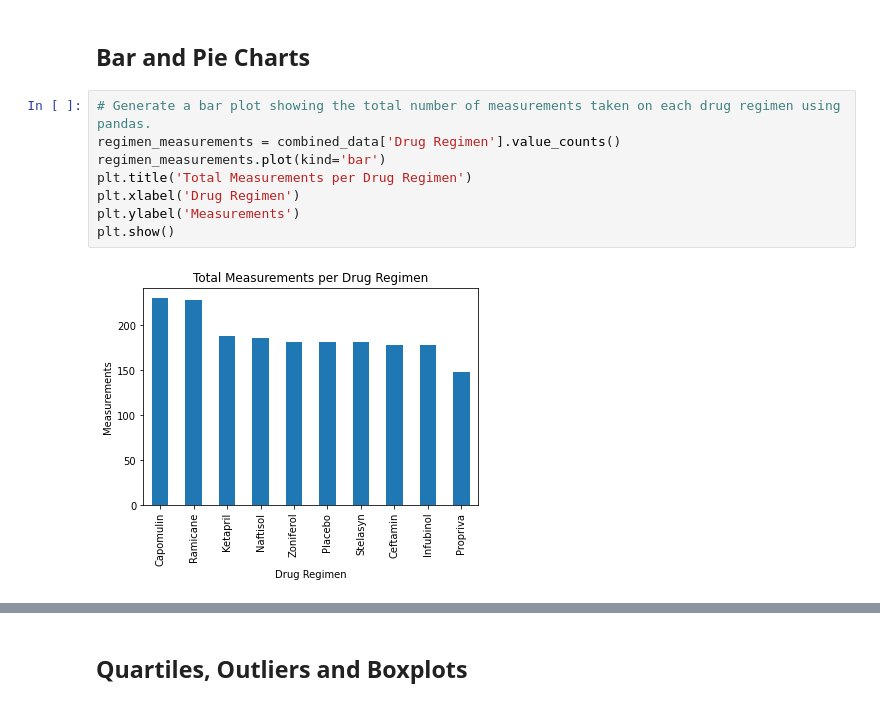
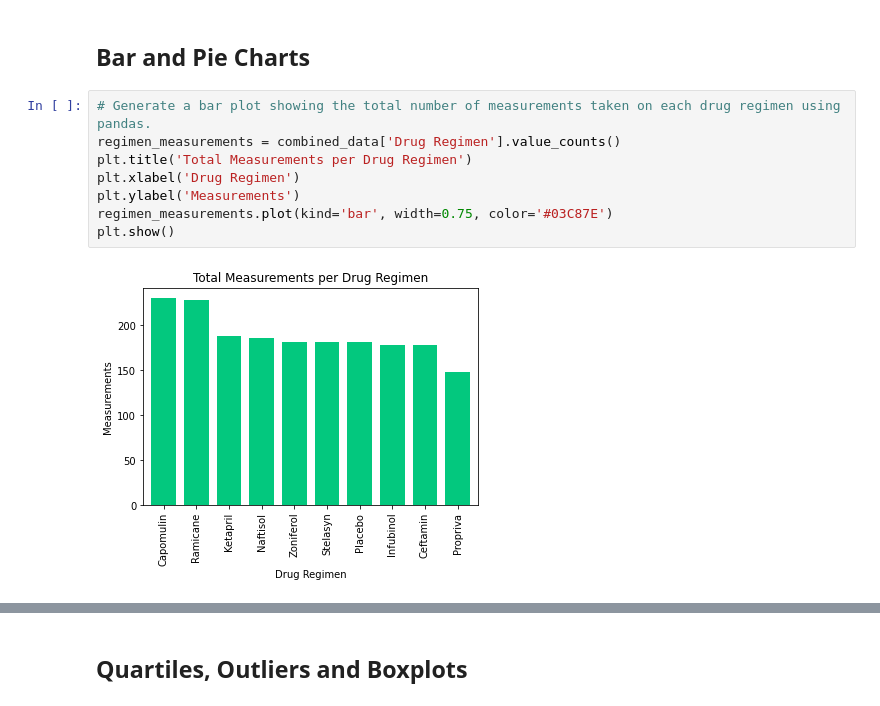
Before and after one commit to danijmartin/matplotlib-challenge, a Jupyter notebook: pymaceuticals.ipynb, the cells around one changed output, grey strips where cells are left out. Cells and saved outputs as stored; diff of their text form.

```diff
--- a/pymaceuticals.ipynb
+++ b/pymaceuticals.ipynb
@@ -137,13 +137,13 @@ summary_statistics
 # %%
 # Generate a bar plot showing the total number of measurements taken on each drug regimen using pandas.
 regimen_measurements = combined_data['Drug Regimen'].value_counts()
-regimen_measurements.plot(kind='bar')
 plt.title('Total Measurements per Drug Regimen')
 plt.xlabel('Drug Regimen')
 plt.ylabel('Measurements')
+regimen_measurements.plot(kind='bar', width=0.75, color='#03C87E')
 plt.show()
 # %% [output]
-[figure, old version]
+[figure, new version]
 # %%
 # Generate a bar plot showing the total number of measurements taken on each drug regimen using pyplot.
 plt.bar(regimen_measurements.index, regimen_measurements)
```
Also changed, not shown: parts of 5 cells of this notebook.
